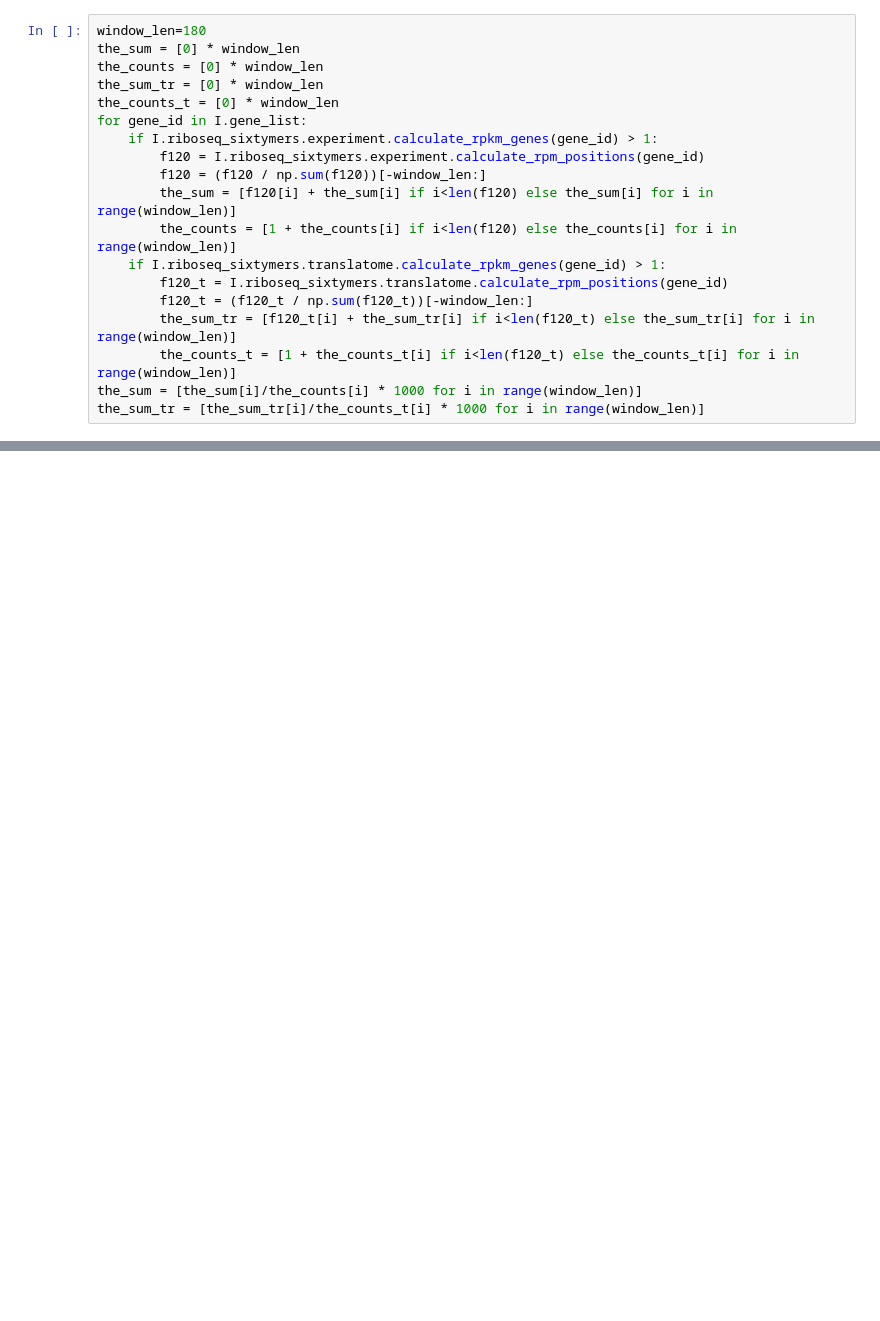
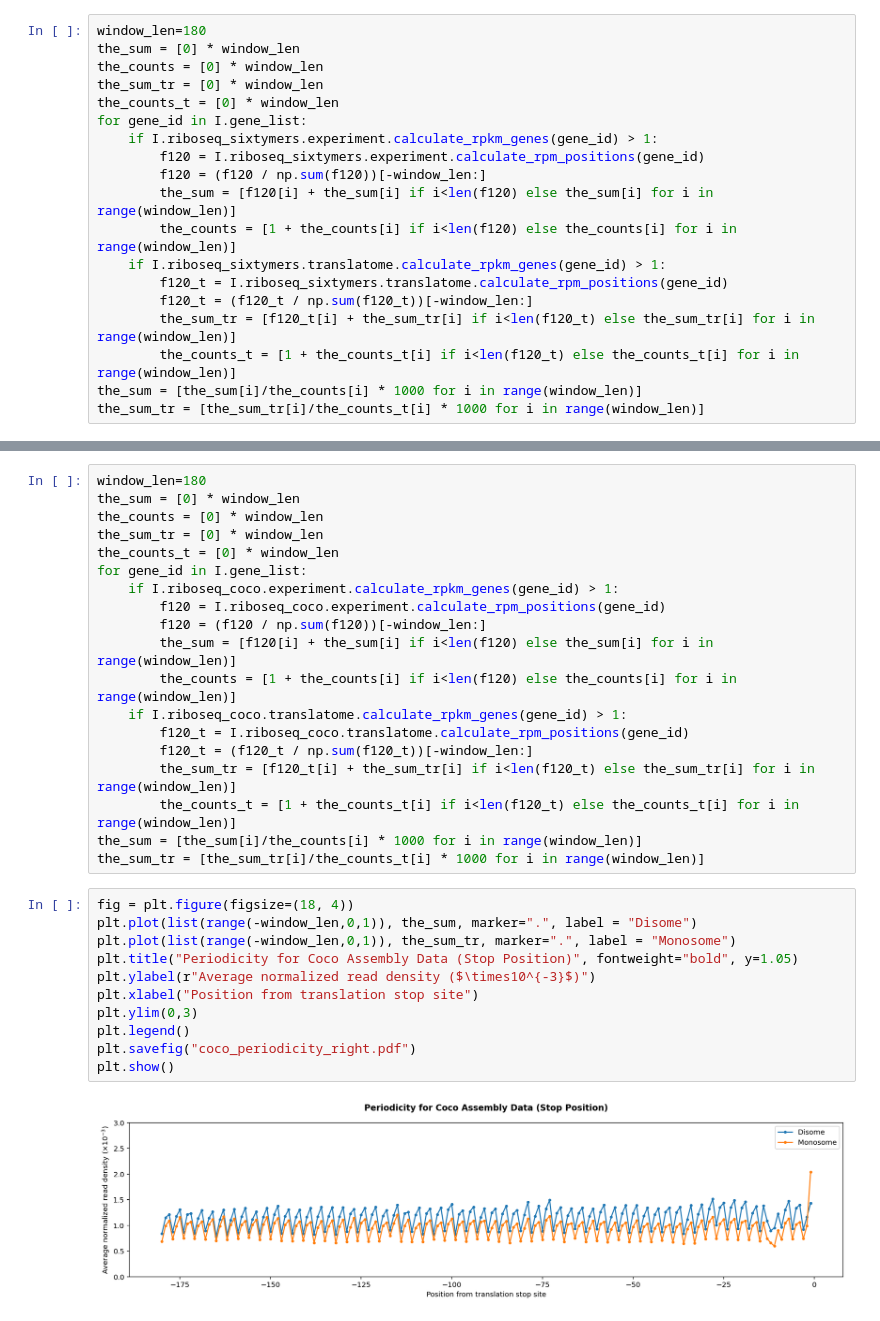
Before and after one commit to inecik/RiboSeqAnalysis, a Jupyter notebook: jupyter_server/footprint_periodicity_sixtymers.ipynb, the cells around one changed output, grey strips where cells are left out. Cells and saved outputs as stored; diff of their text form; blank space fills up the shorter version.

```diff
--- a/jupyter_server/footprint_periodicity_sixtymers.ipynb
+++ b/jupyter_server/footprint_periodicity_sixtymers.ipynb
@@ -111,0 +149,32 @@ plt.show()
+# %%
+window_len=180
+the_sum = [0] * window_len
+the_counts = [0] * window_len
+the_sum_tr = [0] * window_len
+the_counts_t = [0] * window_len
+for gene_id in I.gene_list:
+    if I.riboseq_coco.experiment.calculate_rpkm_genes(gene_id) > 1:
+        f120 = I.riboseq_coco.experiment.calculate_rpm_positions(gene_id)
+        f120 = (f120 / np.sum(f120))[-window_len:]
+        the_sum = [f120[i] + the_sum[i] if i<len(f120) else the_sum[i] for i in range(window_len)]
+        the_counts = [1 + the_counts[i] if i<len(f120) else the_counts[i] for i in range(window_len)]
+    if I.riboseq_coco.translatome.calculate_rpkm_genes(gene_id) > 1:
+        f120_t = I.riboseq_coco.translatome.calculate_rpm_positions(gene_id)
+        f120_t = (f120_t / np.sum(f120_t))[-window_len:]
+        the_sum_tr = [f120_t[i] + the_sum_tr[i] if i<len(f120_t) else the_sum_tr[i] for i in range(window_len)]
+        the_counts_t = [1 + the_counts_t[i] if i<len(f120_t) else the_counts_t[i] for i in range(window_len)]
+the_sum = [the_sum[i]/the_counts[i] * 1000 for i in range(window_len)]
+the_sum_tr = [the_sum_tr[i]/the_counts_t[i] * 1000 for i in range(window_len)]
+# %%
+fig = plt.figure(figsize=(18, 4))
+plt.plot(list(range(-window_len,0,1)), the_sum, marker=".", label = "Disome")
+plt.plot(list(range(-window_len,0,1)), the_sum_tr, marker=".", label = "Monosome")
+plt.title("Periodicity for Coco Assembly Data (Stop Position)", fontweight="bold", y=1.05)
+plt.ylabel(r"Average normalized read density ($\times10^{-3}$)")
+plt.xlabel("Position from translation stop site")
+plt.ylim(0,3)
+plt.legend()
+plt.savefig("coco_periodicity_right.pdf")
+plt.show()
+# %% [output]
+[figure, added]
```
Also changed, not shown: parts of 20 cells of this notebook, 9 other files.
